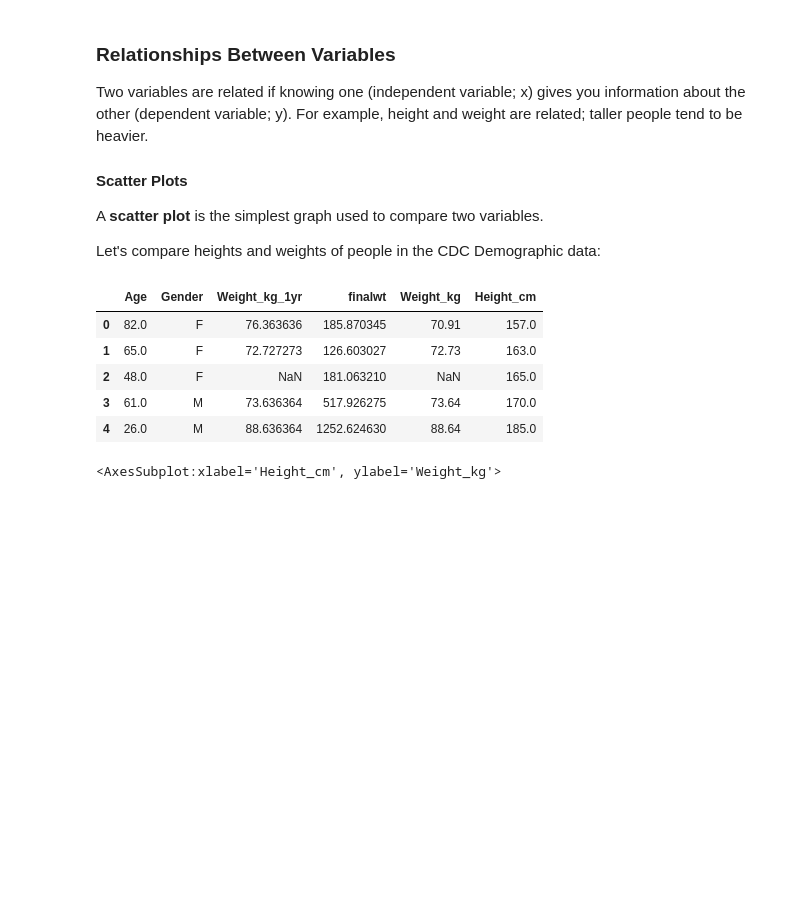
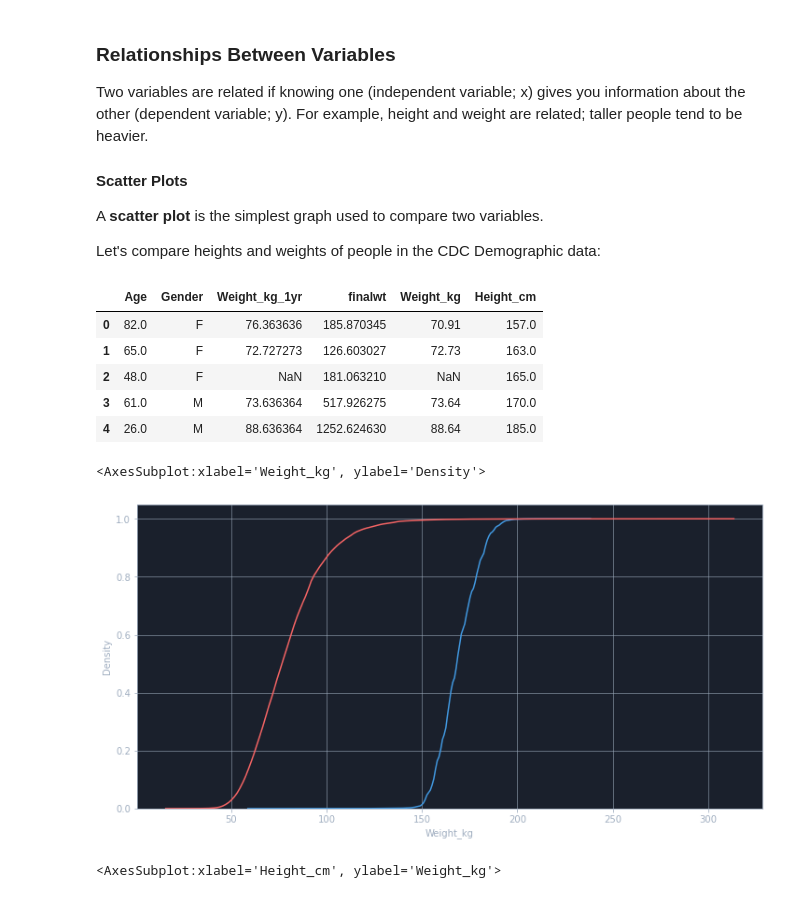
Before and after one commit to Devwulf/road-to-data-science, a Jupyter notebook: statistics/07 - Relationships Between Variables.ipynb, the cells around one changed output. Saved outputs shown, nothing was run; the diff lists cells and outputs as text; code cells hidden in the pictures; blank space fills up the shorter version.

```diff
--- a/statistics/07 - Relationships Between Variables.ipynb
+++ b/statistics/07 - Relationships Between Variables.ipynb
@@ -45,3 +42,12 @@ weights = df["Weight_kg"]
+# %%
+heights = df["Height_cm"]
+weights = df["Weight_kg"]
+
+sns.distplot(heights, hist=False, kde_kws={"cumulative": True})
+sns.distplot(weights, hist=False, kde_kws={"cumulative": True})
+# %% [output]
+<AxesSubplot:xlabel='Weight_kg', ylabel='Density'>
+[figure, added]
 # %%
 sns.scatterplot(x="Height_cm", y="Weight_kg", hue="Gender", hue_order=["M", "F"], data=df)
 # %% [output]
```
Also changed, not shown: parts of 19 cells of this notebook.
